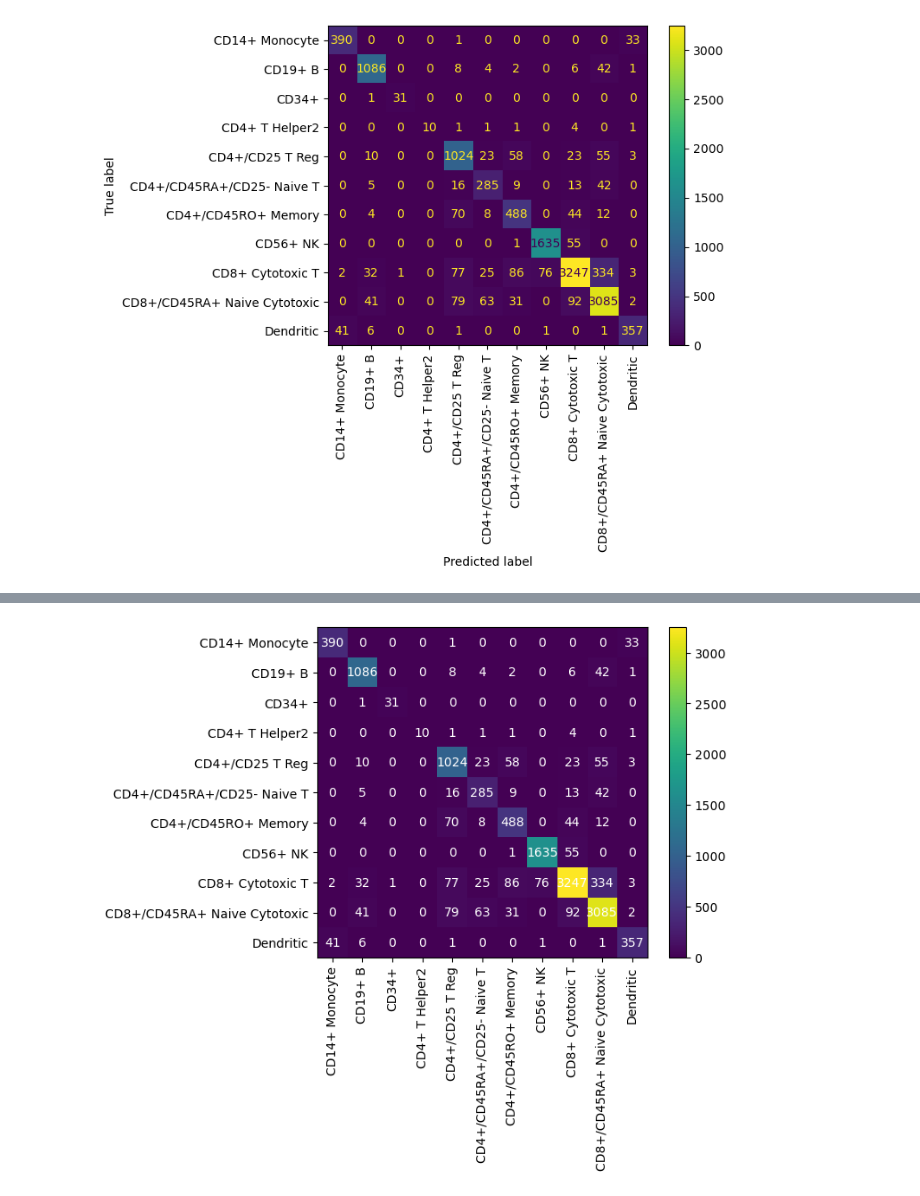
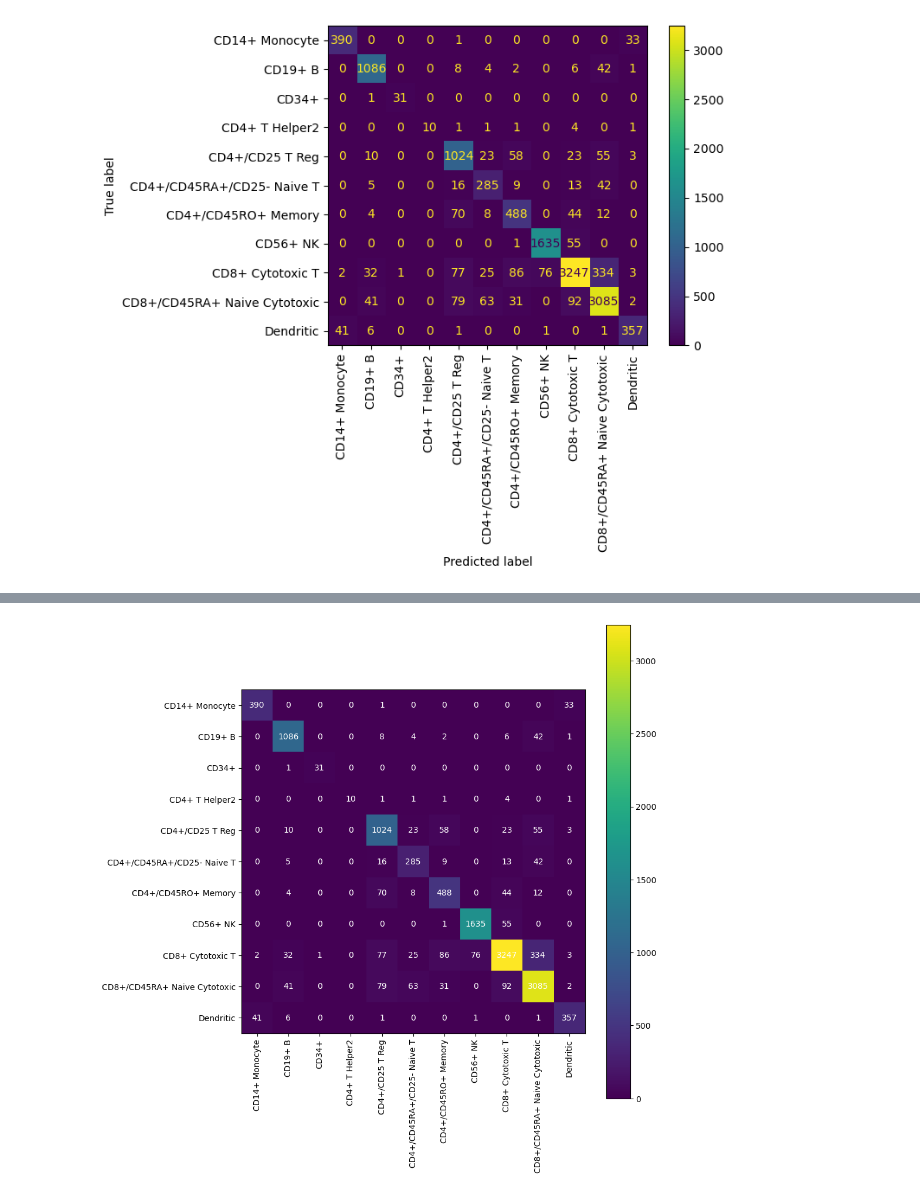
Before and after one commit to easwaranramamurthy/sc-interview-genbio, a Jupyter notebook: evaluate_model.ipynb, the cells around one changed output, grey strips where cells are left out. Saved outputs shown, nothing was run; the diff lists cells and outputs as text; code cells hidden in the pictures.

```diff
--- a/evaluate_model.ipynb
+++ b/evaluate_model.ipynb
@@ -60,18 +43,20 @@ plt.xticks(rotation=90)
 pred_val = clf.predict(Xval)
 pred_train = clf.predict(Xtrain)
 # %%
+plt.figure(figsize=(10,10))
 confusion_mat = confusion_matrix(Yval, pred_val, labels=np.unique(cell_classes))
 plt.imshow(confusion_mat)
 plt.xticks(range(len(list(np.unique(cell_classes)))), rotation=90)
 plt.yticks(range(len(list(np.unique(cell_classes)))))
 plt.gca().set_xticklabels(np.unique(cell_classes))
 plt.gca().set_yticklabels(np.unique(cell_classes))
 for i in range(confusion_mat.shape[0]):
     for j in range(confusion_mat.shape[1]):
         plt.gca().text(j, i, f'{confusion_mat[i, j]}',
                 ha='center', va='center', color='white')
 plt.colorbar()
+plt.tight_layout()
 plt.savefig("plots/confusion_mat.png")
 # %% [output]
-[figure, old version]
+[figure, new version]
 # %%
```
Also changed, not shown: parts of 4 cells of this notebook, 5 other files.
